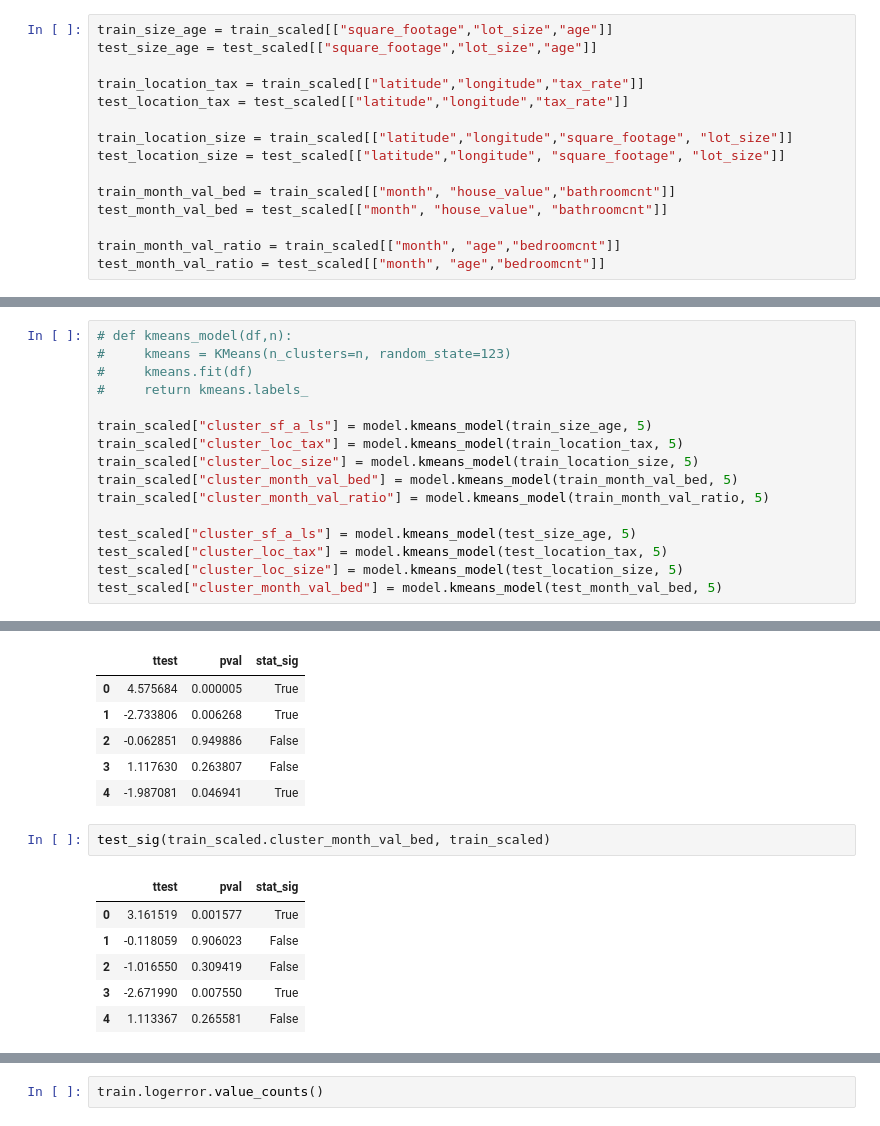
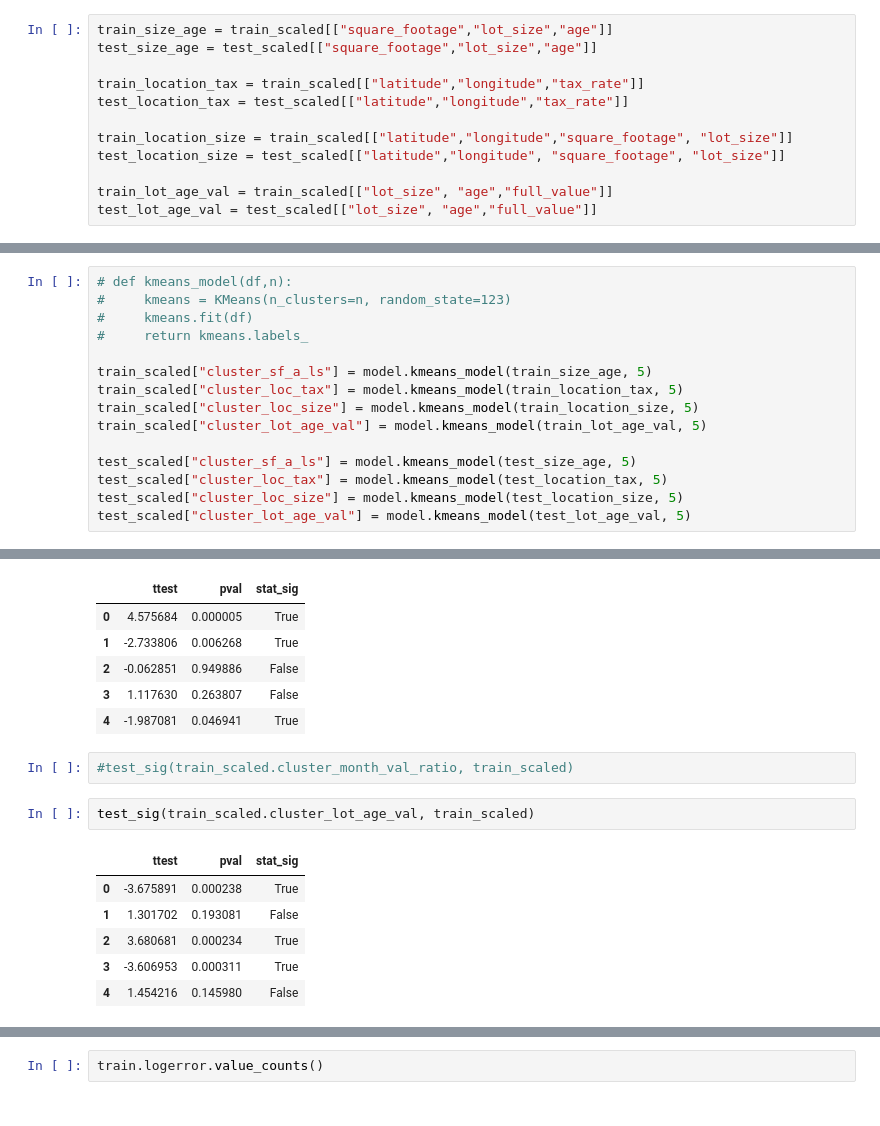
Before and after one commit to clustering-for-log-error/clustering-for-log-error, a Jupyter notebook: chase_notebook.ipynb, the cells around one changed output, grey strips where cells are left out. Cells and saved outputs as stored; diff of their text form.

```diff
--- a/chase_notebook.ipynb
+++ b/chase_notebook.ipynb
@@ -421,11 +433,8 @@ test_location_tax = test_scaled[["latitude","longitude","tax_rate"]]
 train_location_size = train_scaled[["latitude","longitude","square_footage", "lot_size"]]
 test_location_size = test_scaled[["latitude","longitude", "square_footage", "lot_size"]]
 
-train_month_val_bed = train_scaled[["month", "house_value","bathroomcnt"]]
-test_month_val_bed = test_scaled[["month", "house_value", "bathroomcnt"]]
-
-train_month_val_ratio = train_scaled[["month", "age","bedroomcnt"]]
-test_month_val_ratio = test_scaled[["month", "age","bedroomcnt"]]
+train_lot_age_val = train_scaled[["lot_size", "age","full_value"]]
+test_lot_age_val = test_scaled[["lot_size", "age","full_value"]]
 # %%
 train_scaled.columns
 # %% [output]
@@ -460,13 +468,12 @@ Create cluster values from the seen clusters above
 train_scaled["cluster_sf_a_ls"] = model.kmeans_model(train_size_age, 5)
 train_scaled["cluster_loc_tax"] = model.kmeans_model(train_location_tax, 5)
 train_scaled["cluster_loc_size"] = model.kmeans_model(train_location_size, 5)
-train_scaled["cluster_month_val_bed"] = model.kmeans_model(train_month_val_bed, 5)
-train_scaled["cluster_month_val_ratio"] = model.kmeans_model(train_month_val_ratio, 5)
+train_scaled["cluster_lot_age_val"] = model.kmeans_model(train_lot_age_val, 5)
 
 test_scaled["cluster_sf_a_ls"] = model.kmeans_model(test_size_age, 5)
 test_scaled["cluster_loc_tax"] = model.kmeans_model(test_location_tax, 5)
 test_scaled["cluster_loc_size"] = model.kmeans_model(test_location_size, 5)
-test_scaled["cluster_month_val_bed"] = model.kmeans_model(test_month_val_bed, 5)
+test_scaled["cluster_lot_age_val"] = model.kmeans_model(test_lot_age_val, 5)
 # %%
 def test_sig(cluster_column,df):
     """
@@ -512,13 +519,15 @@ test_sig(train_scaled.cluster_loc_size, train_scaled)
 | 2 | -0.062851 | 0.949886 | False |
 | 3 | 1.117630 | 0.263807 | False |
 | 4 | -1.987081 | 0.046941 | True |
+# %%
+#test_sig(train_scaled.cluster_month_val_ratio, train_scaled)
 # %%
-test_sig(train_scaled.cluster_month_val_bed, train_scaled)
+test_sig(train_scaled.cluster_lot_age_val, train_scaled)
 # %% [output]
 |  | ttest | pval | stat_sig |
-| 0 | 3.161519 | 0.001577 | True |
-| 1 | -0.118059 | 0.906023 | False |
-| 2 | -1.016550 | 0.309419 | False |
-| 3 | -2.671990 | 0.007550 | True |
-| 4 | 1.113367 | 0.265581 | False |
+| 0 | -3.675891 | 0.000238 | True |
+| 1 | 1.301702 | 0.193081 | False |
+| 2 | 3.680681 | 0.000234 | True |
+| 3 | -3.606953 | 0.000311 | True |
+| 4 | 1.454216 | 0.145980 | False |
 # %%
```
Also changed, not shown: parts of 29 cells of this notebook.
